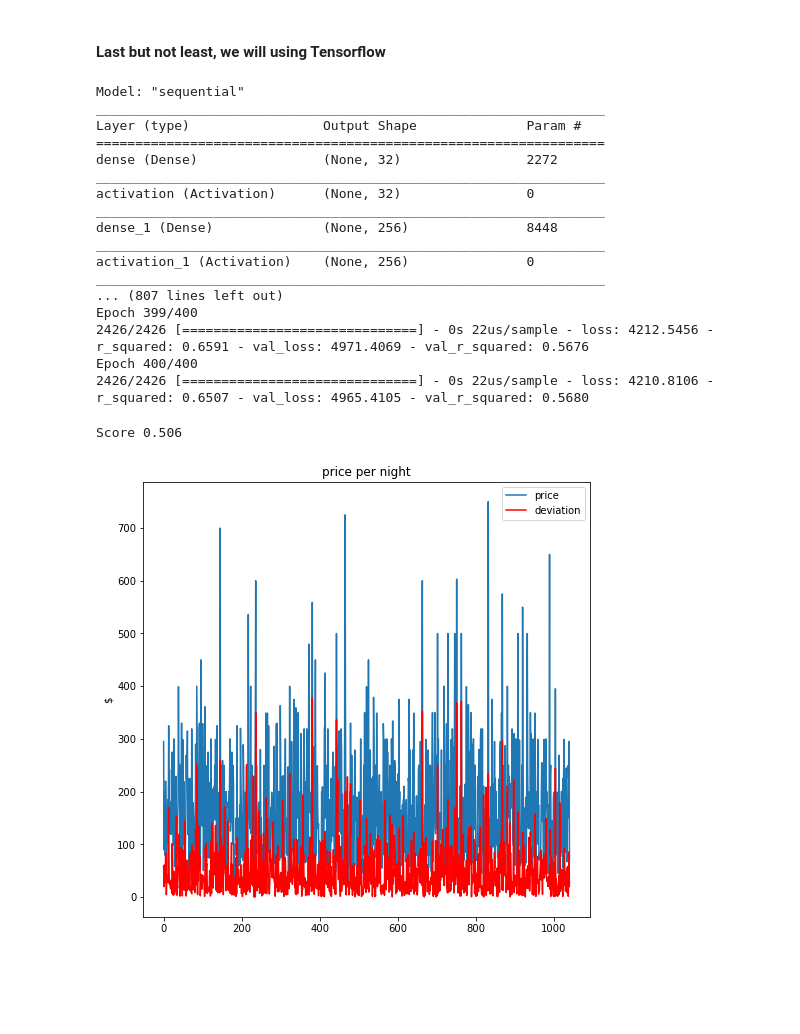
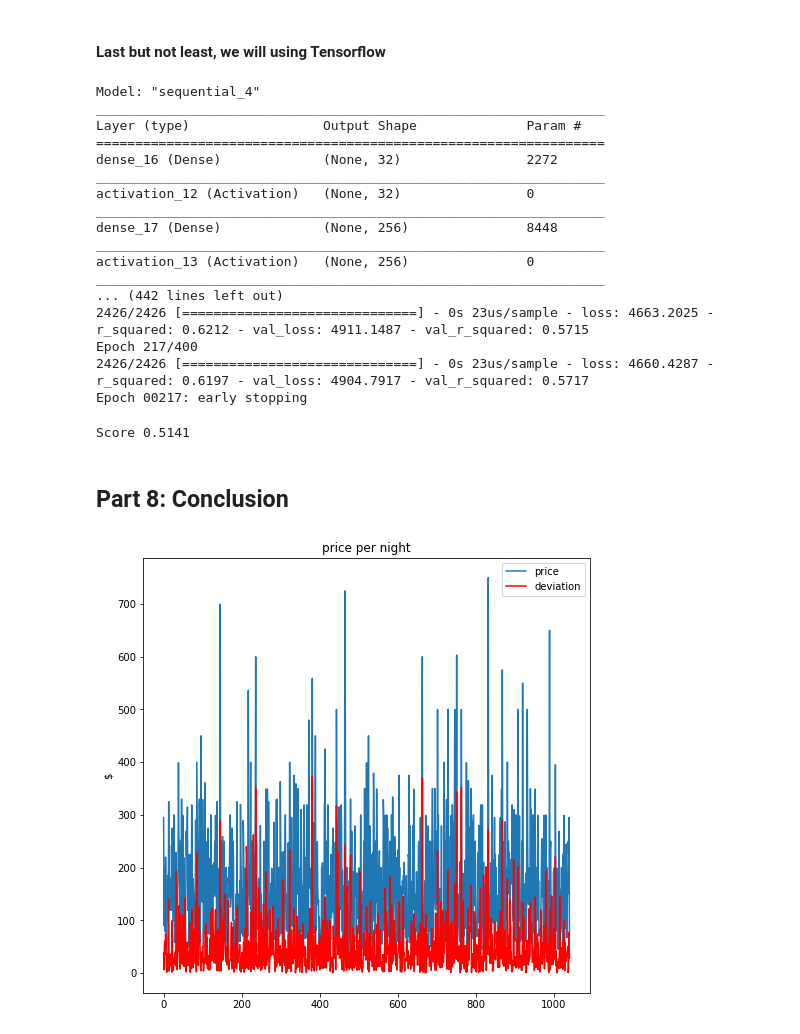
Before and after one commit to TinoRiebe/airbnb, a Jupyter notebook: airbnb.ipynb, the cells around one changed output. Cells and saved outputs as stored; diff of their text form; code cells hidden in the pictures; blank space fills up the shorter version.

```diff
--- a/airbnb.ipynb
+++ b/airbnb.ipynb
@@ -70,6 +106,14 @@ def total_count(df, col1, col2, look_for):
     return new_df
 # %%
 def r_squared(y_true, y_pred):
+    '''
+    INPUT:
+    y_true - the real targets of the dataset
+    y_pred - the predicted targets of the dataset
+
+    OUTPUT:
+    r2_clipped - the mean squared error of y_true and y_pred
+    '''
     numerator = tf.math.reduce_sum(tf.math.square(tf.math.subtract(y_true, y_pred)))
     y_true_mean = tf.math.reduce_mean(y_true)
     denominator = tf.math.reduce_sum(tf.math.square(tf.math.subtract(y_true, y_true_mean)))
@@ -648,9 +688,13 @@ X_train = scaler.transform(X_train)
 X_test = scaler.transform(X_test)
 # %%
 # Model params
-lr = 0.0001
-optimizer = Adam(lr=lr)
-epochs = 400
+lr = 0.0001                 # learning rate
+optimizer = Adam(lr=lr)     # which optimizer
+epochs = 400                # how many epochs we will train
+
+# training will stopped if the val_loss doesn't get better for 15 epochs
+es_callback = EarlyStopping(monitor='val_loss', patience=15, verbose=1, restore_best_weights=True)
+
 batch_size = 256
 
 # Define the DNN
@@ -664,45 +708,50 @@ model.add(Activation("relu"))
 model.add(Dense(units=1))
 model.summary()
 
+
+
 model.compile(loss='mse', optimizer=optimizer, metrics=[r_squared])
-model.fit(x=X_train, y=y_train, epochs=epochs, batch_size=batch_size,
+model.fit(x=X_train, y=y_train, epochs=epochs, batch_size=batch_size, callbacks=[es_callback],
           validation_data=[X_test, y_test])
 score_tf = model.evaluate(X_test, y_test, verbose=0)
 # %% [output]
-Model: "sequential"
+Model: "sequential_4"
 _________________________________________________________________
 Layer (type)                 Output Shape              Param #
 =================================================================
-dense (Dense)                (None, 32)                2272
+dense_16 (Dense)             (None, 32)                2272
 _________________________________________________________________
-activation (Activation)      (None, 32)                0
+activation_12 (Activation)   (None, 32)                0
 _________________________________________________________________
-dense_1 (Dense)              (None, 256)               8448
+dense_17 (Dense)             (None, 256)               8448
 _________________________________________________________________
-activation_1 (Activation)    (None, 256)               0
+activation_13 (Activation)   (None, 256)               0
 _________________________________________________________________
-... (807 lines left out)
-Epoch 399/400
-2426/2426 [==============================] - 0s 22us/sample - loss: 4212.5456 - r_squared: 0.6591 - val_loss: 4971.4069 - val_r_squared: 0.5676
-Epoch 400/400
-2426/2426 [==============================] - 0s 22us/sample - loss: 4210.8106 - r_squared: 0.6507 - val_loss: 4965.4105 - val_r_squared: 0.5680
+... (442 lines left out)
+2426/2426 [==============================] - 0s 23us/sample - loss: 4663.2025 - r_squared: 0.6212 - val_loss: 4911.1487 - val_r_squared: 0.5715
+Epoch 217/400
+2426/2426 [==============================] - 0s 23us/sample - loss: 4660.4287 - r_squared: 0.6197 - val_loss: 4904.7917 - val_r_squared: 0.5717
+Epoch 00217: early stopping
 # %%
 print('Score', score_tf[1].round(4))
 # %% [output]
-Score 0.506
+Score 0.5141
+# %% [markdown]
+## Part 8: Conclusion
 # %%
+# how is the predicted price and the deviation
 y_pred = np.ravel(model.predict(X_test))
-sd = abs((y_test-y_pred))
+dev_price = abs((y_test-y_pred))
 # %%
 pp = plt.subplots(figsize=(8, 8))
 pp = plt.plot(y_test, label='price')
-pp = plt.plot(sd,c='r',label='deviation')
+pp = plt.plot(dev_price,c='r',label='deviation')
 pp = plt.ylabel('$')
 pp = plt.legend()
 
 plt.title('price per night');
 # %% [output]
-[figure, old version]
+[figure, new version]
 # %%
 score.append(score_tf[1])
 x=np.arange(len(score))
```
Also changed, not shown: parts of 59 cells of this notebook.
